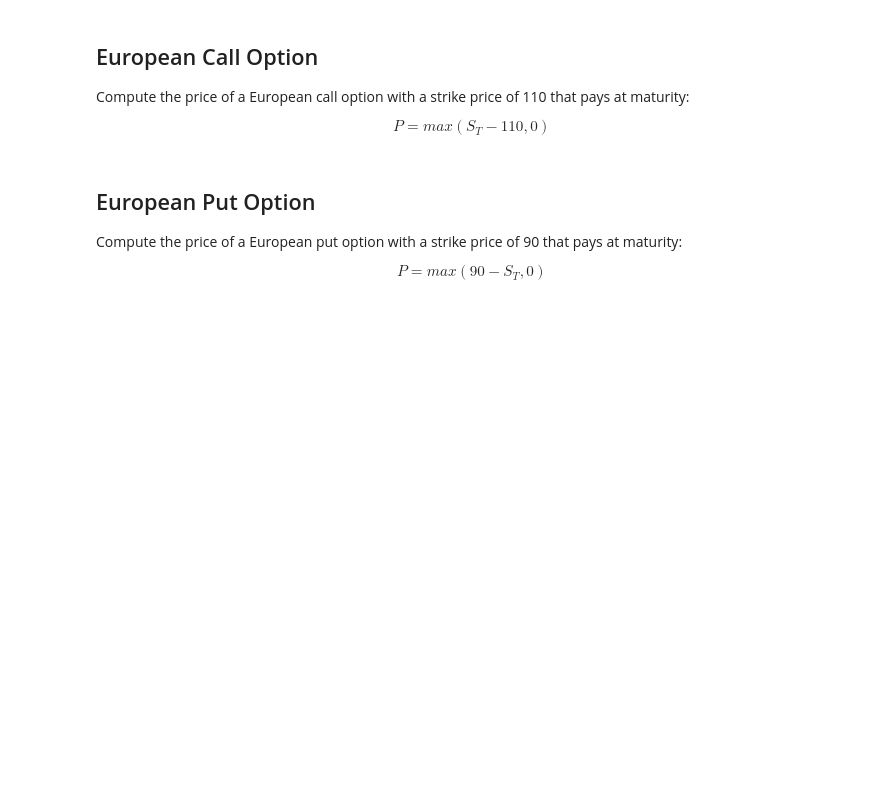
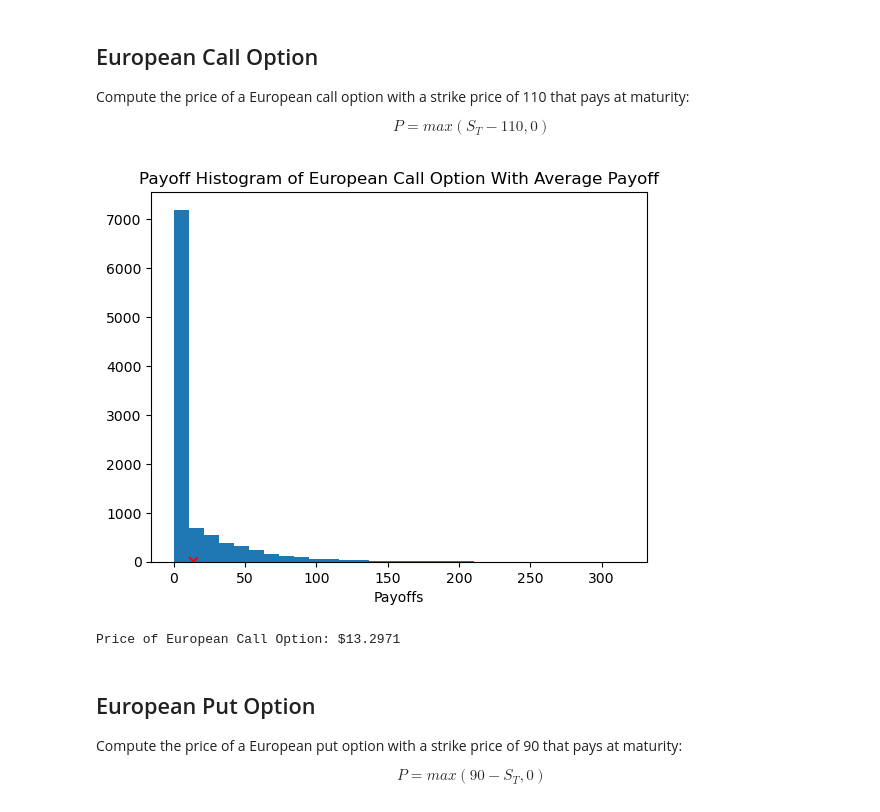
Before and after one commit to Stochastic-Foundations/Simulation-Based-Options-Pricing, a Jupyter notebook: OptionsPricing.ipynb, the cells around one changed output. Cells and saved outputs as stored; diff of their text form; code cells hidden in the pictures; blank space fills up the shorter version.

Commit message:
corrected price path update

```diff
--- a/OptionsPricing.ipynb
+++ b/OptionsPricing.ipynb
@@ -8,6 +8,11 @@ import Methodology
 Compute the price of a European call option with a strike price of 110 that pays at maturity:
 
 $$ P = max(S_T - 110, 0) $$
+# %%
+Methodology.europeanCallPrice()
+# %% [output]
+[figure, added]
+Price of European Call Option: $13.2971
 # %% [markdown]
 ## European Put Option
 
```
Also changed, not shown: parts of 3 cells of this notebook, 1 other file.
